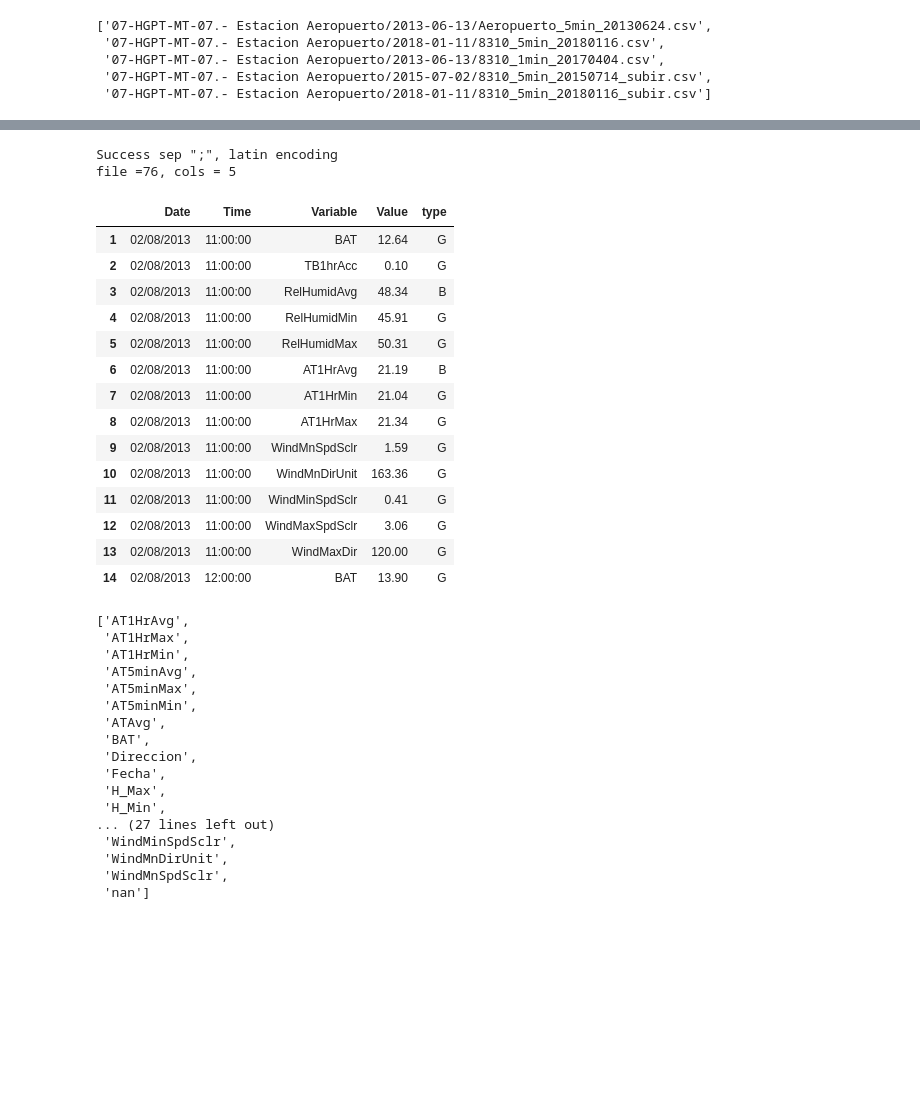
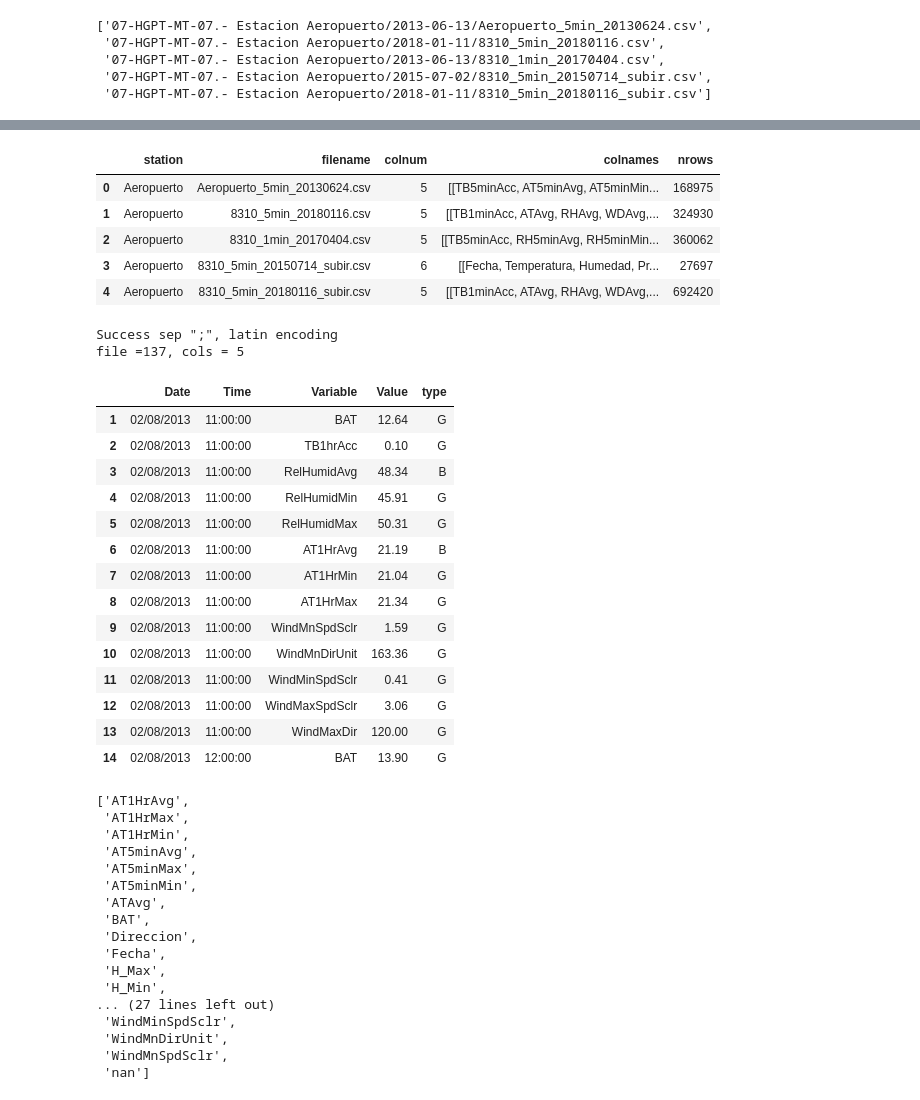
Before and after one commit to tamaramegan/frost_prediction_ml, a Jupyter notebook: Explore_data.ipynb, the cells around one changed output, grey strips where cells are left out. Drawn from its saved outputs; the diff is of its cells as text; code cells hidden in the pictures; blank space fills up the shorter version.

```diff
--- a/Explore_data.ipynb
+++ b/Explore_data.ipynb
@@ -206,25 +133,3 @@ files_by_date
-# %%
-def read_meteo_csv(zf, file):
-    try:
-        df = pd.read_csv(zf.open(file),header=None, encoding = 'latin-1')
-        print('Success regular csv, no header, latin encoding')
-    except:
-        try:
-            df = pd.read_csv(zf.open(file), sep = ';', encoding = 'latin-1')
-            if len(df.columns) == 1:
-                df = df[df.columns[0]].str.split(',',expand=True)
-                df = df.iloc[1:]
-            print('Success sep ";", latin encoding')
-        except:
-            print('Failed')
-
-    ## Detect and elminate empty columns- incluiding columns with low number of values (<1% of file)
-    df = df.replace('', np.nan)
-    empty_cols = [col for col in df.columns if df[col].isnull().all() or round(df[col].isnull().value_counts()[0]/len(df[col]),2) < 0.01]
-    df.drop(empty_cols,
-        axis=1,
-        inplace=True)
-    if len(df.columns)==5:
-        df.columns = ['Date', 'Time','Variable', 'Value','type']
-    print(f'file ={i}, cols = {len(df.columns)}')
-    return df
+# %%
+## order files and skip resumen and xls sheets
+files_by_date = order_meteo_zip(path, folder = 0)
@@ -240,0 +159,2 @@ file =137, cols = 5
+# %%
+df = read_meteo_csv(path =path,folder = 0,file = files_by_date[1])
@@ -241,11 +164,10 @@ file =137, cols = 5
 # %%
 ### Get unique variable names
 
-zf = zipfile.ZipFile(f'{ziplist[0]}')
 summary_df = pd.DataFrame(columns = ['station','filename','colnum','colnames','nrows'])
 for i in range(0,len(files_by_date)):
 
-    df = read_meteo_csv(zf,files_by_date[i])
+    df = read_meteo_csv(path =path,folder = 0,file =files_by_date[i])
     if len(df.columns)==5:
         colname = [list(df.Variable.unique())]
     else:
@@ -263,2 +196,11 @@ for i in range(0,len(files_by_date)):
+# %%
+summary_df
+# %% [output]
+|  | station | filename | colnum | colnames | nrows |
+| 0 | Aeropuerto | Aeropuerto_5min_20130624.csv | 5 | [[TB5minAcc, AT5minAvg, AT5minMin... | 168975 |
+| 1 | Aeropuerto | 8310_5min_20180116.csv | 5 | [[TB1minAcc, ATAvg, RHAvg, WDAvg,... | 324930 |
+| 2 | Aeropuerto | 8310_1min_20170404.csv | 5 | [[TB5minAcc, RH5minAvg, RH5minMin... | 360062 |
+| 3 | Aeropuerto | 8310_5min_20150714_subir.csv | 6 | [[Fecha, Temperatura, Humedad, Pr... | 27697 |
+| 4 | Aeropuerto | 8310_5min_20180116_subir.csv | 5 | [[TB1minAcc, ATAvg, RHAvg, WDAvg,... | 692420 |
 # %%
 summary_df.to_csv('summary_aeropuerto.csv')
@@ -273,7 +217,7 @@ df = read_meteo_csv(zf,files_by_date[1])
 df.head(14)
 # %% [output]
 Success sep ";", latin encoding
-file =76, cols = 5
+file =137, cols = 5
 |  | Date | Time | Variable | Value | type |
 | 1 | 02/08/2013 | 11:00:00 | BAT | 12.64 | G |
 | 2 | 02/08/2013 | 11:00:00 | TB1hrAcc | 0.10 | G |
```
Also changed, not shown: parts of 30 cells of this notebook, 3 other files.
